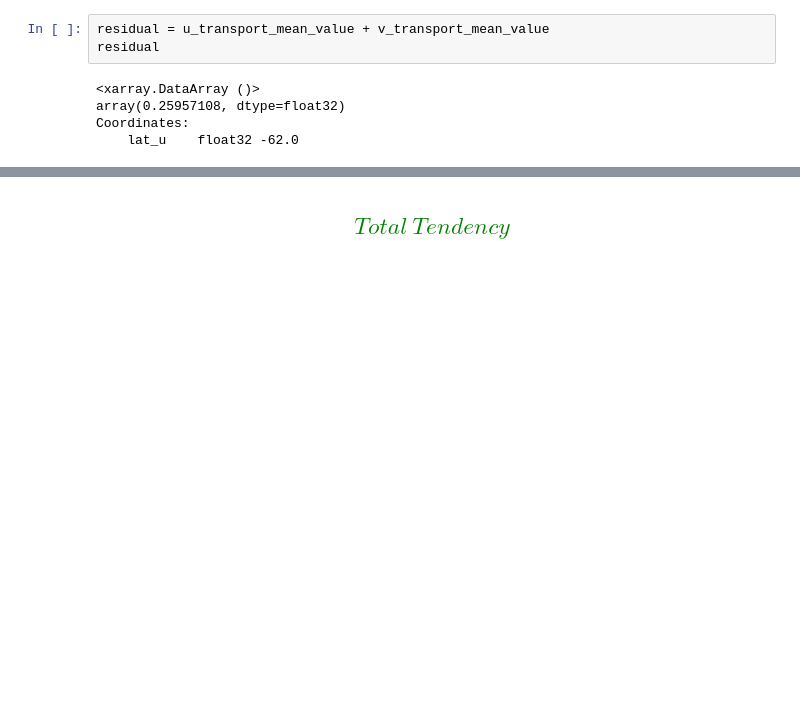
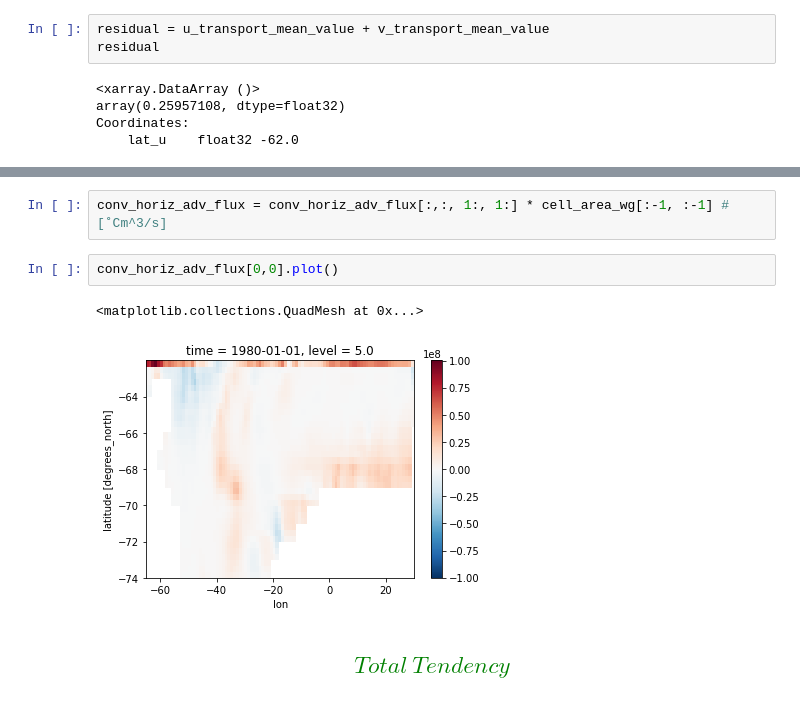
Before and after one commit to ocean-transport/WMT-project, a Jupyter notebook: GODAS/GODAS.ipynb, the cells around one changed output, grey strips where cells are left out. Drawn from its saved outputs; the diff is of its cells as text; blank space fills up the shorter version.

```diff
--- a/GODAS/GODAS.ipynb
+++ b/GODAS/GODAS.ipynb
@@ -271,3 +338,10 @@ Coordinates:
+# %%
+conv_horiz_adv_flux = conv_horiz_adv_flux[:,:, 1:, 1:] * cell_area_wg[:-1, :-1] #[˚Cm^3/s]
+# %%
+conv_horiz_adv_flux[0,0].plot()
+# %% [output]
+<matplotlib.collections.QuadMesh at 0x...>
+[figure, added]
 # %% [markdown]
 ## <font color='Green'>\begin{equation*} Total\ Tendency \end{equation*}</font>
 # %% [markdown]
```
Also changed, not shown: parts of 42 cells of this notebook.
